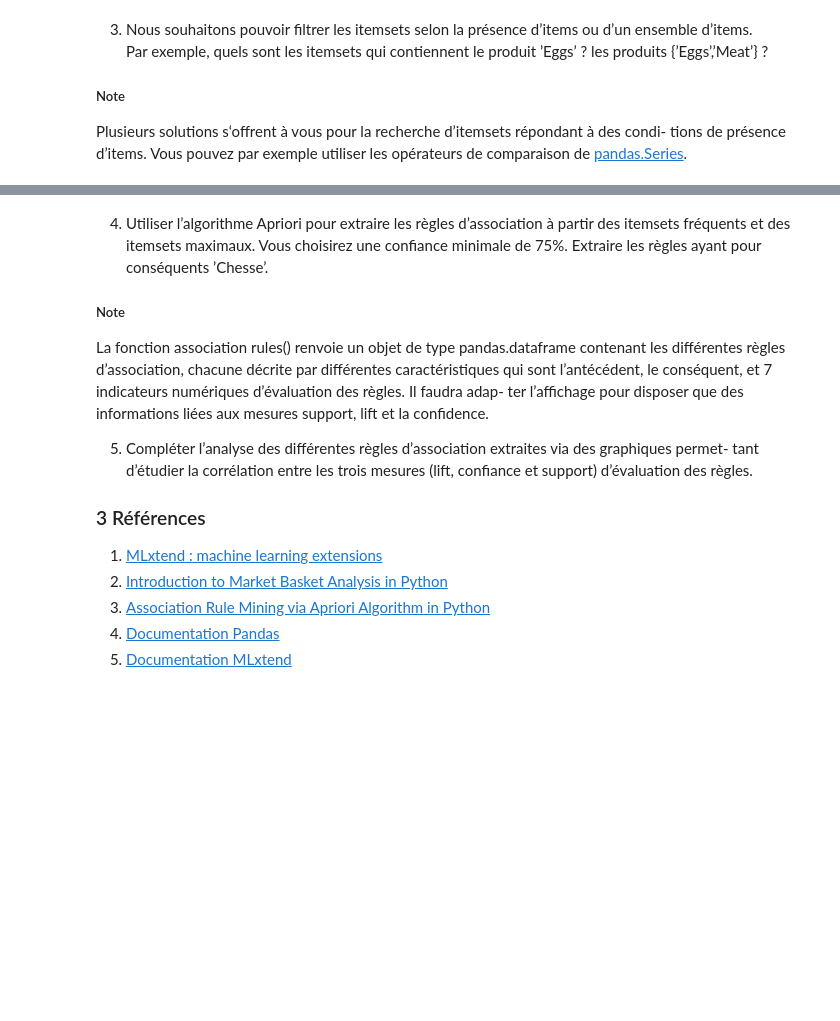
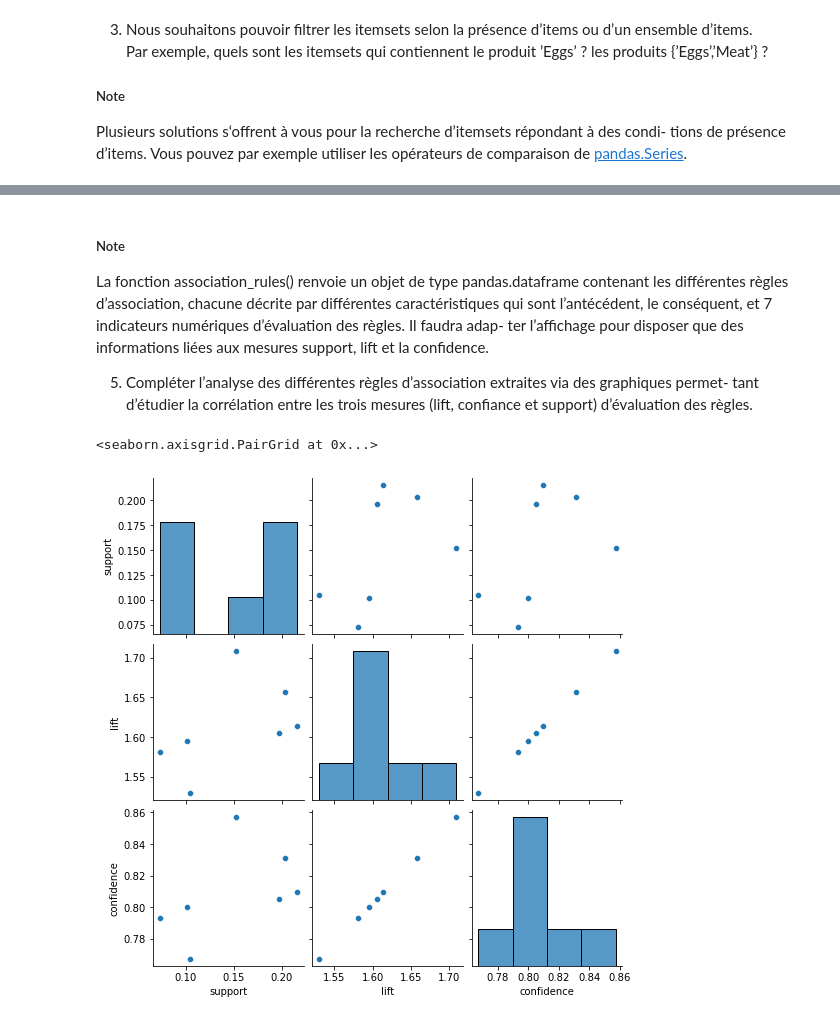
Before and after one commit to Xabibax/fouille_de_donnees_td_tp, a Jupyter notebook: tp2.ipynb, the cells around one changed output, grey strips where cells are left out. Saved outputs shown, nothing was run; the diff lists cells and outputs as text; code cells hidden in the pictures; blank space fills up the shorter version.

```diff
--- a/tp2.ipynb
+++ b/tp2.ipynb
@@ -301,0 +287,4 @@ print(filter_itemsets(pd.Series(['Eggs', 'Meat']), dbf))
+# %%
+DFAR = association_rules(DBI[0]['results'],metric="confidence",min_threshold=0.75)
+DFARF = DFAR[DFAR['consequents'] == {'Cheese'}][['support', 'lift', 'confidence']]
+print(DFARF)
@@ -302,10 +300,6 @@ print(filter_itemsets(pd.Series(['Eggs', 'Meat']), dbf))
 # %% [markdown]
-4. Utiliser l’algorithme Apriori pour extraire les règles d’association à partir des itemsets
-fréquents et des itemsets maximaux. Vous choisirez une confiance minimale de 75%. Extraire
-les règles ayant pour conséquents ’Chesse’.
-
 ##### Note
-La fonction association rules() renvoie un objet de type pandas.dataframe contenant
+La fonction association_rules() renvoie un objet de type pandas.dataframe contenant
 les différentes règles d’association, chacune décrite par différentes caractéristiques qui sont
 l’antécédent, le conséquent, et 7 indicateurs numériques d’évaluation des règles. Il faudra adap-
 ter l’affichage pour disposer que des informations liées aux mesures support, lift et la confidence.
@@ -313,10 +307,8 @@ ter l’affichage pour disposer que des informations liées aux mesures support,
 5. Compléter l’analyse des différentes règles d’association extraites via des graphiques permet-
 tant d’étudier la corrélation entre les trois mesures (lift, confiance et support) d’évaluation
 des règles.
-
-### 3 Références
-1. [MLxtend : machine learning extensions](http://rasbt.github.io/mlxtend/)
-2. [Introduction to Market Basket Analysis in Python](https://pbpython.com/market-basket-analysis.html)
-3. [Association Rule Mining via Apriori Algorithm in Python](https://stackabuse.com/association-rule-mining-via-apriori-algorithm-in-python/)
-4. [Documentation Pandas](https://pandas.pydata.org/pandas-docs/stable/reference/index.html#api)
-5. [Documentation MLxtend](http://rasbt.github.io/mlxtend)
+# %%
+sns.pairplot(data = DFARF)
+# %% [output]
+<seaborn.axisgrid.PairGrid at 0x...>
+[figure, added]
```
Also changed, not shown: parts of 4 cells of this notebook.
